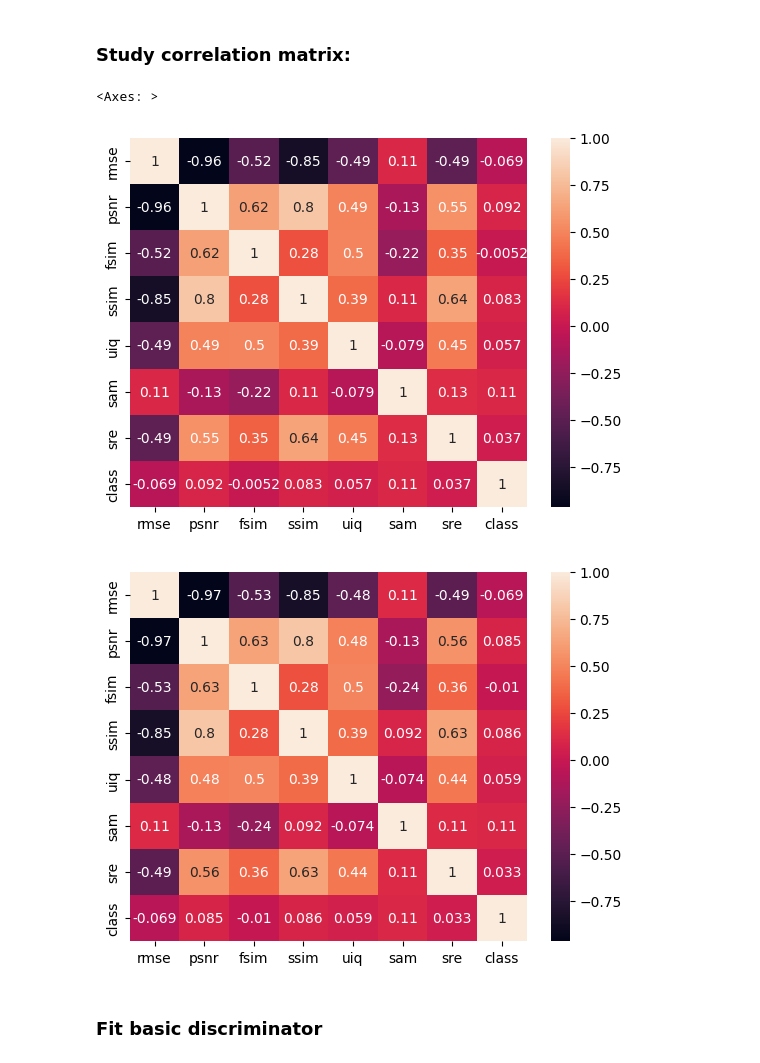
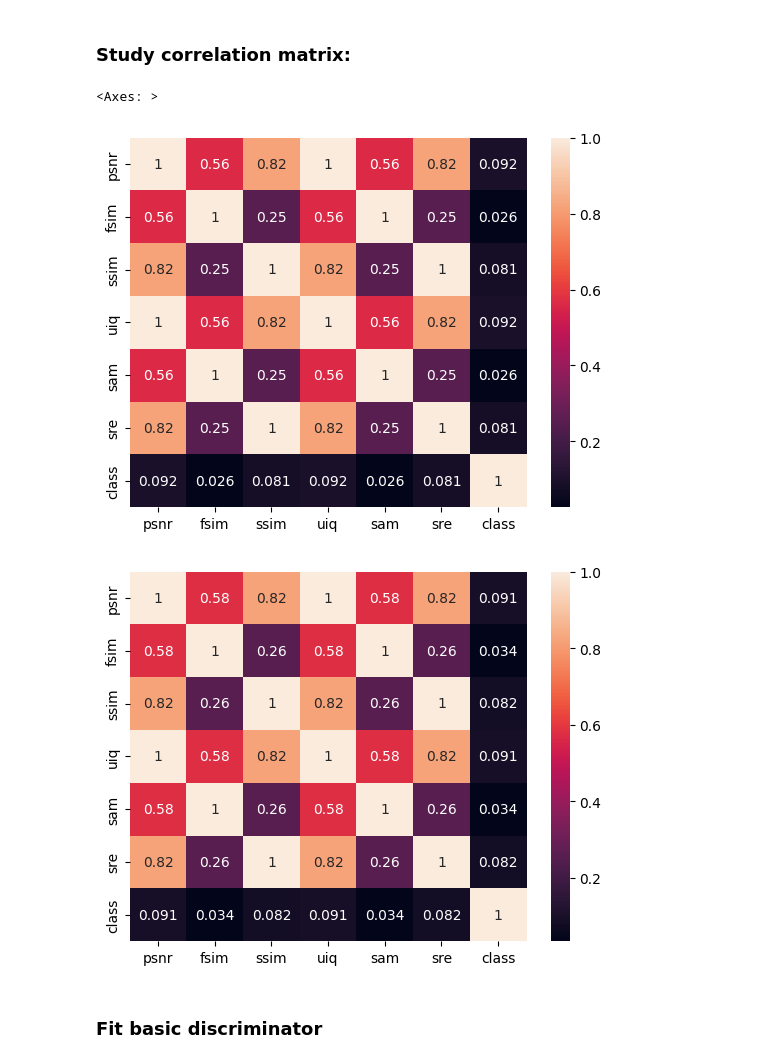
Before and after one commit to Markolinhio/image_similarity_assessment, a Jupyter notebook: notebooks/IQA_metrics_score.ipynb, the cells around one changed output. Cells and saved outputs as stored; diff of their text form; code cells hidden in the pictures.

```diff
--- a/notebooks/IQA_metrics_score.ipynb
+++ b/notebooks/IQA_metrics_score.ipynb
@@ -67,10 +184,14 @@ all_test_table_of_score = np.array([])
 
 for product in products:
     print(product)
-    train_table_of_score_1 = np.loadtxt(os.path.join(root_path, ('result/' + product + '_train_table_of_score.csv')), delimiter=",", dtype=np.float64)
-    train_table_of_score_2 = np.loadtxt(os.path.join(root_path, ('result/' + product + '_train_table_of_score_2.csv')), delimiter=",", dtype=np.float64)
-    test_table_of_score_1 = np.loadtxt(os.path.join(root_path, ('result/' + product + '_test_table_of_score.csv')), delimiter=",", dtype=np.float64)
-    test_table_of_score_2 = np.loadtxt(os.path.join(root_path, ('result/' + product + '_test_table_of_score_2.csv')), delimiter=",", dtype=np.float64)
+    train_table_of_score_1 = np.loadtxt(os.path.join(root_path, ('result/table_of_scores/' +
+                                                                 product + '_train_table_of_score.csv')), delimiter=",", dtype=np.float64)
+    train_table_of_score_2 = np.loadtxt(os.path.join(root_path, ('result/table_of_scores/' +
+                                                                 product + '_train_table_of_score_2.csv')), delimiter=",", dtype=np.float64)
+    test_table_of_score_1 = np.loadtxt(os.path.join(root_path, ('result/table_of_scores/' +
+                                                                product + '_test_table_of_score.csv')), delimiter=",", dtype=np.float64)
+    test_table_of_score_2 = np.loadtxt(os.path.join(root_path, ('result/table_of_scores/' +
+                                                                product + '_test_table_of_score_2.csv')), delimiter=",", dtype=np.float64)
 
     #print(train_table_of_score_1.shape, train_table_of_score_2.shape)
     train_table_of_score = np.hstack((train_table_of_score_1[:,:-1], train_table_of_score_2))
@@ -87,8 +208,8 @@ for product in products:
     all_test_table_of_score = np.concatenate((all_test_table_of_score, test_table_of_score))
 
 # 'issm' always return 0, so we just gonna remove it
-all_train_table_of_score = pd.DataFrame(all_train_table_of_score, columns = ['rmse', 'psnr', 'fsim', 'ssim', 'uiq', 'sam', 'sre', 'class'])
-all_test_table_of_score = pd.DataFrame(all_test_table_of_score, columns = ['rmse', 'psnr', 'fsim', 'ssim', 'uiq', 'sam', 'sre', 'class'])
+all_train_table_of_score = pd.DataFrame(all_train_table_of_score, columns = ['psnr', 'fsim', 'ssim', 'uiq', 'sam', 'sre', 'class'])
+all_test_table_of_score = pd.DataFrame(all_test_table_of_score, columns = ['psnr', 'fsim', 'ssim', 'uiq', 'sam', 'sre', 'class'])
 all_train_table_of_score
 # %% [output]
 bottle
@@ -122,19 +243,19 @@ zipper
 # %% [markdown]
 ### Study correlation matrix:
 # %%
-all_train_table_of_score = pd.DataFrame(all_train_table_of_score, columns = ['rmse', 'psnr', 'fsim', 'ssim', 'uiq', 'sam', 'sre', 'class'])
-all_test_table_of_score = pd.DataFrame(all_test_table_of_score, columns = ['rmse', 'psnr', 'fsim', 'ssim', 'uiq', 'sam', 'sre', 'class'])
+all_train_table_of_score = pd.DataFrame(all_train_table_of_score, columns = ['psnr', 'fsim', 'ssim', 'uiq', 'sam', 'sre', 'class'])
+all_test_table_of_score = pd.DataFrame(all_test_table_of_score, columns = ['psnr', 'fsim', 'ssim', 'uiq', 'sam', 'sre', 'class'])
 
 train_corr_matrix = all_train_table_of_score.corr()
 plt.figure()
 sns.heatmap(train_corr_matrix, annot=True)
 
 test_corr_matrix = all_test_table_of_score.corr()
 plt.figure()
 sns.heatmap(test_corr_matrix, annot=True)
 # %% [output]
 <Axes: >
-[figure, old version]
+[figure, new version]
-[figure, old version]
+[figure, new version]
 # %% [markdown]
 ### Fit basic discriminator
```
Also changed, not shown: parts of 18 cells of this notebook, 12 other files.
